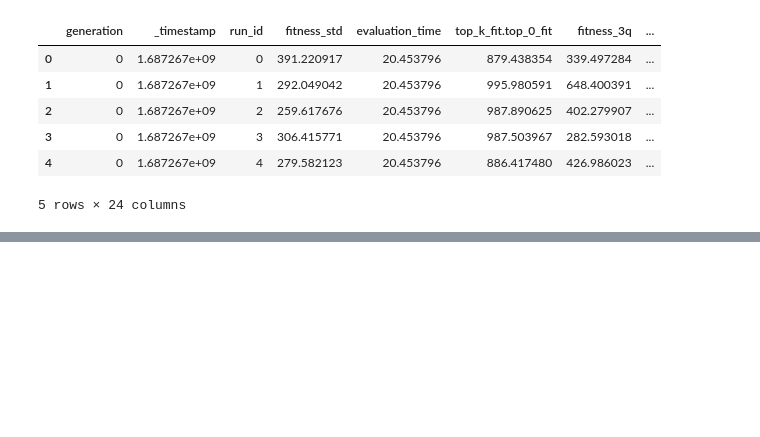
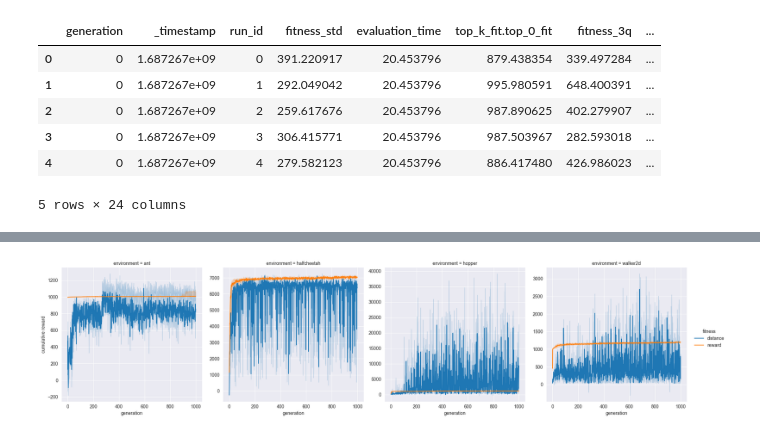
Before and after one commit to giorgia-nadizar/cgpax, a Jupyter notebook: analysis/analysis.ipynb, the cells around one changed output, grey strips where cells are left out. Cells and saved outputs as stored; diff of their text form; code cells hidden in the pictures; blank space fills up the shorter version.

Commit message:
Fitness and graph size analysis updated.

```diff
--- a/analysis/analysis.ipynb
+++ b/analysis/analysis.ipynb
@@ -41,3 +41,21 @@ plt.show()
+# %%
+x_axis = "generation"
+g = sns.relplot(
+    data=df[(df["evolver"] == "cgp_mu+lambda")] if x_axis == "generation" else df,
+    col="environment",
+    kind="line",
+    x=x_axis,
+    y="top_k_reward.top_0_reward",
+    hue="fitness",
+    estimator="median",
+    errorbar=("pi", 50),
+    facet_kws=dict(sharey=False)
+)
+g.set_xlabels(x_axis)
+g.set_ylabels("cumulative reward")
+plt.show()
+# %% [output]
+[figure, added]
 # %%
 graph_dfs = [pd.read_csv(f"data/graph_size/{d}") for d in os.listdir("data/graph_size/")]
 graph_sizes = pd.concat(graph_dfs, ignore_index=True)
```
Also changed, not shown: parts of 3 cells of this notebook.
